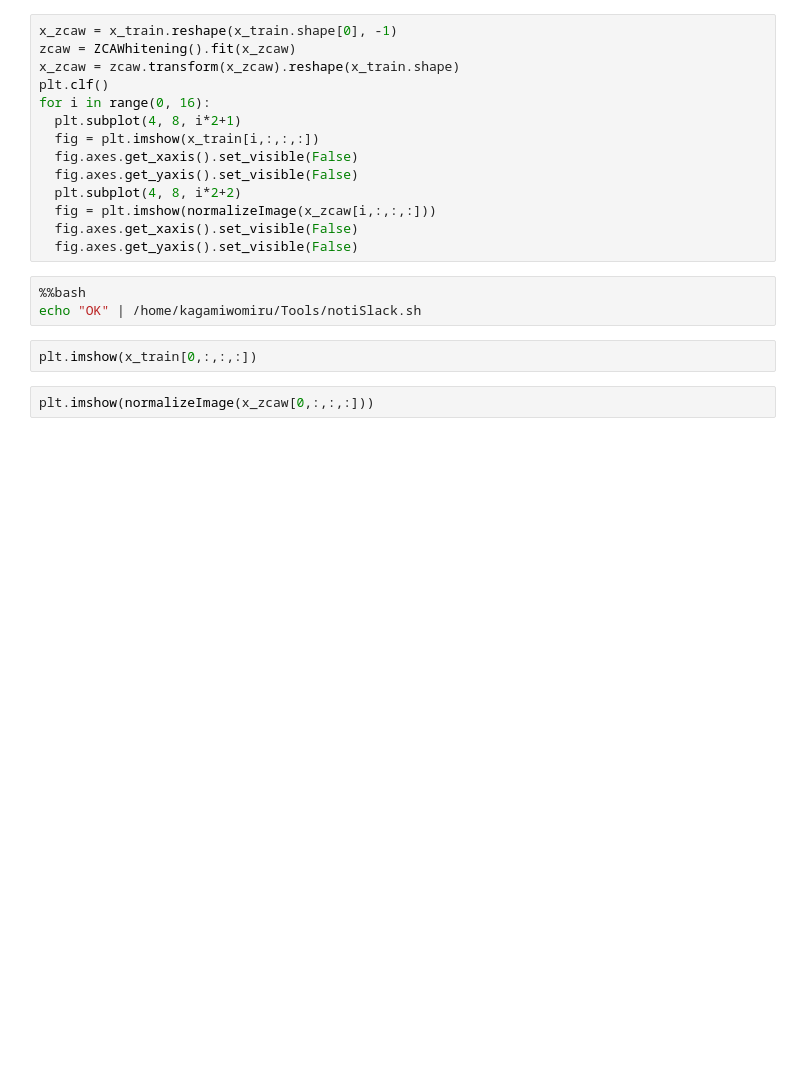
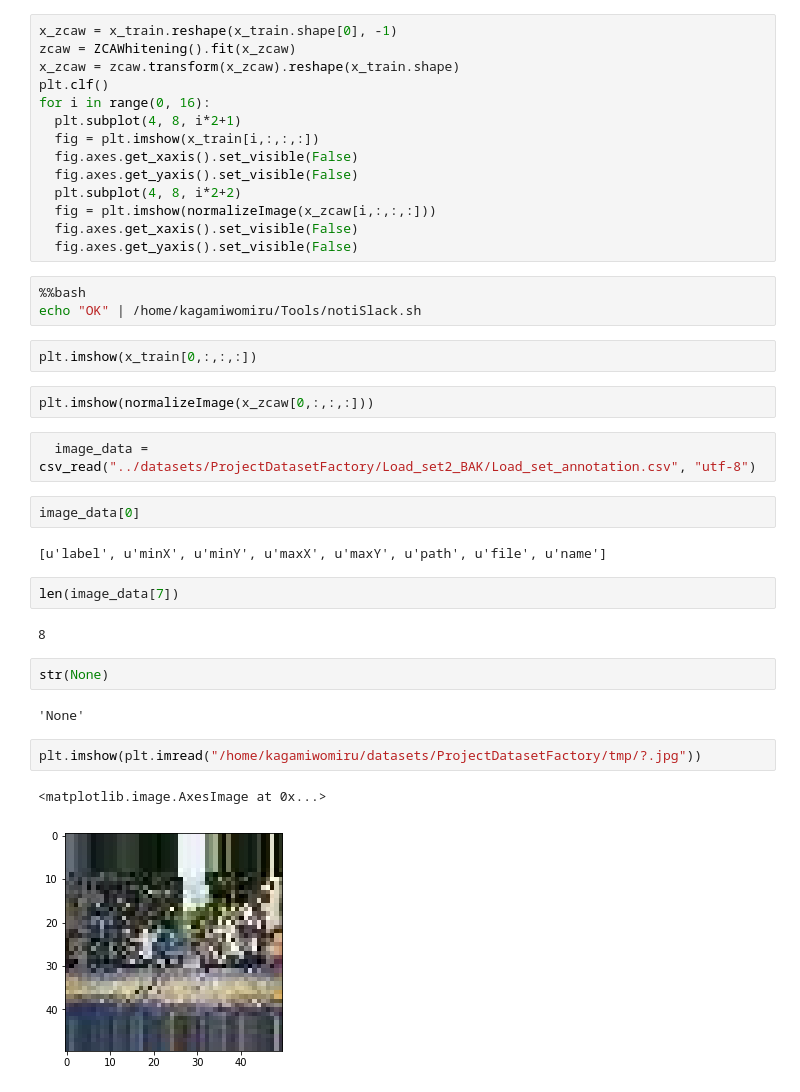
Before and after one commit to Kagamiwomiru/DatasetFactory, a Jupyter notebook: Augmentation_Tuning.ipynb, the cells around one changed output. Cells and saved outputs as stored; diff of their text form; blank space fills up the shorter version.

```diff
--- a/Augmentation_Tuning.ipynb
+++ b/Augmentation_Tuning.ipynb
@@ -154,3 +156,22 @@ echo "OK" | /home/kagamiwomiru/Tools/notiSlack.sh
 plt.imshow(x_train[0,:,:,:])
 # %%
 plt.imshow(normalizeImage(x_zcaw[0,:,:,:]))
+# %%
+  image_data = csv_read("../datasets/ProjectDatasetFactory/Load_set2_BAK/Load_set_annotation.csv", "utf-8")
+# %%
+image_data[0]
+# %% [output]
+[u'label', u'minX', u'minY', u'maxX', u'maxY', u'path', u'file', u'name']
+# %%
+len(image_data[7])
+# %% [output]
+8
+# %%
+str(None)
+# %% [output]
+'None'
+# %%
+plt.imshow(plt.imread("/home/kagamiwomiru/datasets/ProjectDatasetFactory/tmp/?.jpg"))
+# %% [output]
+<matplotlib.image.AxesImage at 0x...>
+[figure, added]
```
Also changed, not shown: parts of 20 cells of this notebook, 3 other files.
